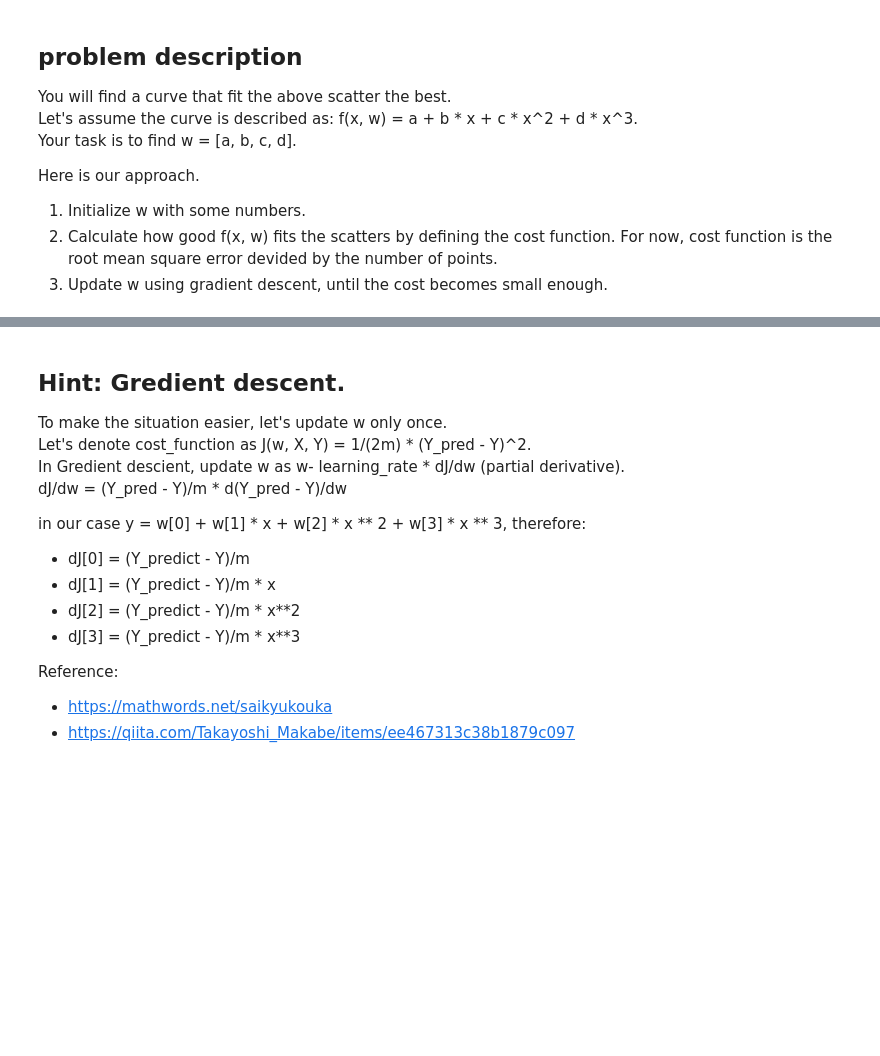
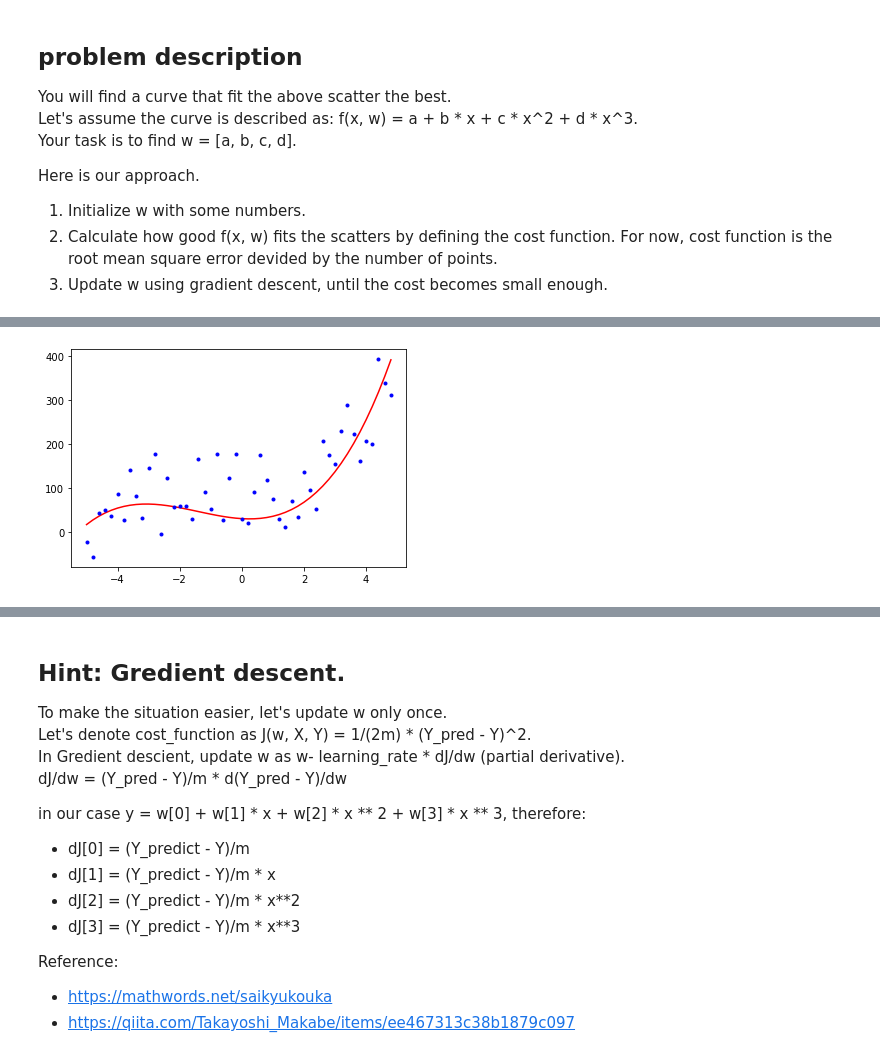
Before and after one commit to yemaozi88/speech_recognition_1, a Jupyter notebook: curve_fitting.ipynb, the cells around one changed output, grey strips where cells are left out. Cells and saved outputs as stored; diff of their text form; code cells hidden in the pictures; blank space fills up the shorter version.

```diff
--- a/curve_fitting.ipynb
+++ b/curve_fitting.ipynb
@@ -78,16 +85,25 @@ def update_w(w, X, Y, learning_rate=0.01, iterations=100):
 
         # if f = a + bx, the below equation is correct.
         # but in our case, X * (Y_pred - Y) does not work. Why?
-        w = w -(1/m)*learning_rate*( X.T.dot((Y_predict - Y)))
+        # w = w -(1/m)*learning_rate*( X.T.dot((Y_predict - Y)))
 
-        w_history[it,:] =w.T
+        # fix update w
+        w[0] = w[0] -(1/m)*learning_rate*( np.sum(Y_predict - Y))
+        w[1] = w[1] -(1/m)*learning_rate*( X.T.dot((Y_predict - Y)))
+        w[2] = w[2] -(1/m)*learning_rate*( (X**2).T.dot((Y_predict - Y)))
+        w[3] = w[3] -(1/m)*learning_rate*( (X**3).T.dot((Y_predict - Y)))
+
+
+
+        w_history[it,:] =w
         cost_history[it]  = cost_function(w,X,Y)
 
-    return w, cost_history, w_history
+    return cost_history, w_history
 # %%
 print(w)
-learning_rate = 0.005
-iteration = 1000
+learning_rate = 0.0001
+iteration = 10000
 
-w0, cost_history, w_history = update_w(w, X, Y, learning_rate, iteration)
-print(w0)
+cost_history, w_history = update_w(w, X, Y, learning_rate, iteration)
+w_min = w_history[np.argmin(cost_history)]
+print(w_min)
@@ -100,10 +121,12 @@ _=ax.plot(range(iteration),cost_history,'b-')
 # %%
 # calculate predictions y
-Y_predict2 = f_(X, w0)
+Y_predict2 = f_(X, w_min)
 # display the points.
 plt.plot(X,Y_predict2,'r-')
 plt.plot(X,Y,'b.')
 plt.show()
+# %% [output]
+[figure, added]
 # %%
 # Test existing function
 coe = np.polyfit(X, Y, 3)
```
Also changed, not shown: parts of 9 cells of this notebook.
